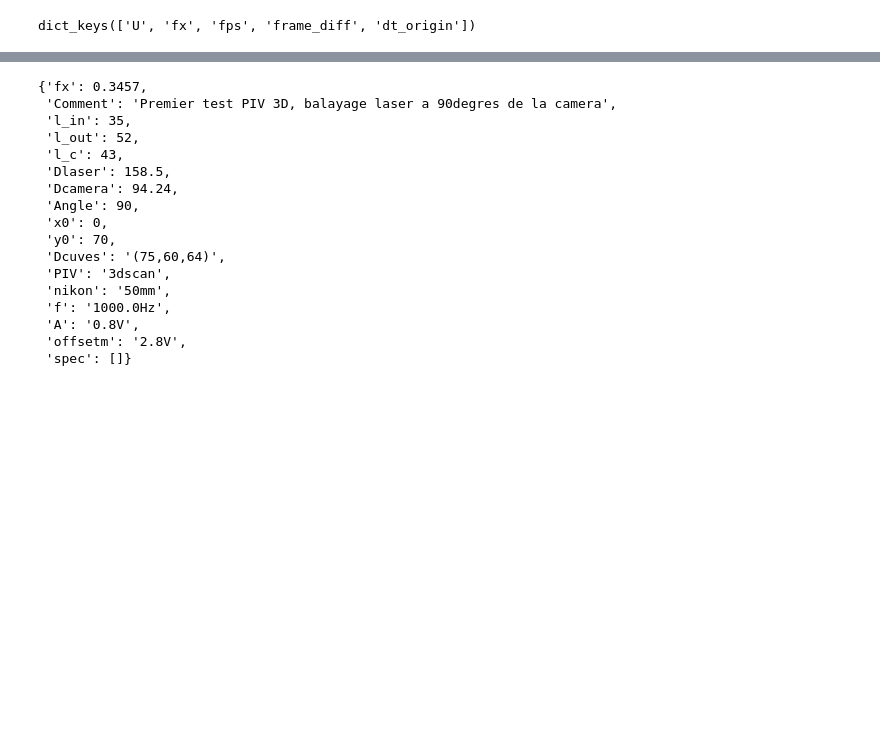
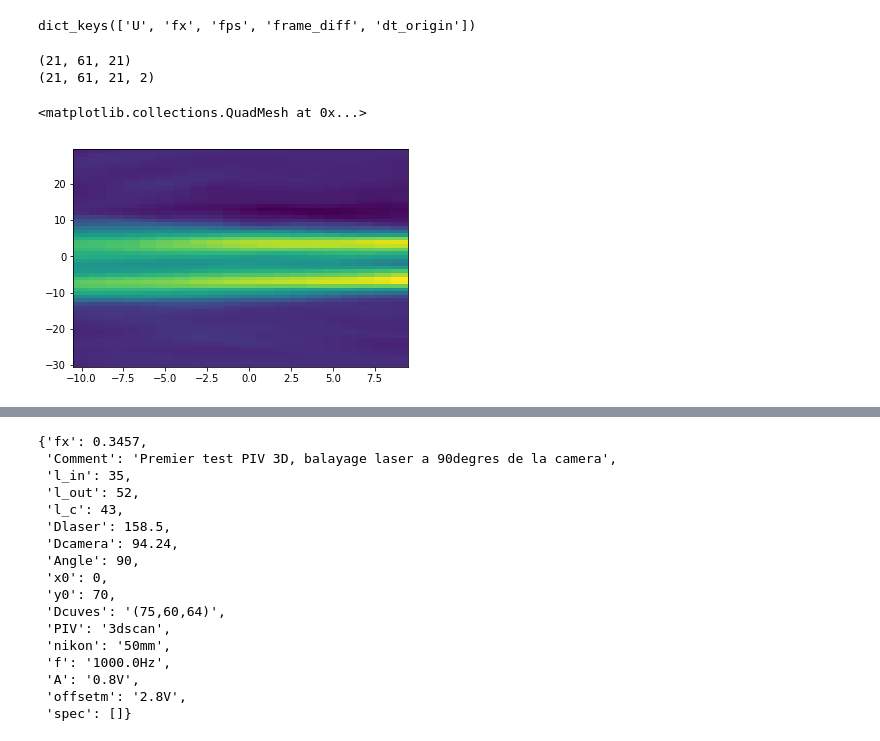
Before and after one commit to PerrardCodes/databook, a Jupyter notebook: Lea/lea/exemple/exemple_3dprocessing_Gaurav.ipynb, the cells around one changed output, grey strips where cells are left out. Drawn from its saved outputs; the diff is of its cells as text; code cells hidden in the pictures; blank space fills up the shorter version.

```diff
--- a/Lea/lea/exemple/exemple_3dprocessing_Gaurav.ipynb
+++ b/Lea/lea/exemple/exemple_3dprocessing_Gaurav.ipynb
@@ -7,7 +7,8 @@ import lea.data.Data as ldata
 import lea.hdf5.h5py_convert as lh5py
 import glob
 # %%
-datafolder = '/media/ldupuy/DATA/Experimental_data/Turbulence3d/20181029/'
+date = '20181029'
+datafolder = '/Volumes/Chicago2/JRC_ENS/scan_3d/'+date+'/'
 datafile = glob.glob(datafolder+'*.hdf5')[0]
 mesurefile = glob.glob(datafolder+'*.hdf5')[1]
 # %%
@@ -71,7 +76,7 @@ U = U[:-1,:,1:-1,1:-1,:]
 filename = '/media/ldupuy/Chicago2/JRC_ENS/Data/20181010/processed_flowfield.npy'
 dataset = np.load(filename)
 # %%
-mean_flow = np.nanmean(U,axis=0)
+mean_flow = m.PIV3D.m['mean_flow']#np.nanmean(U,axis=0)
 # %%
 import numpy as np
 (Nz,Nx,Ny,Nc) = mean_flow.shape
@@ -114,3 +132,14 @@ m.PIV3D.m['U'] = U
 f = lh5py.file_name_in_dir(m, os.path.dirname(m.data.fichier)+'/new/')
 lh5py.obj_in_h5py(m, f)
 f.close()
+# %%
+print(X.shape)
+print(mean_flow.shape)
+# %% [output]
+(21, 61, 21)
+(21, 61, 21, 2)
+# %%
+plt.pcolormesh(X[...,0],Y[...,0],mean_flow[...,4,1])
+# %% [output]
+<matplotlib.collections.QuadMesh at 0x...>
+[figure, added]
```
Also changed, not shown: parts of 10 cells of this notebook.
